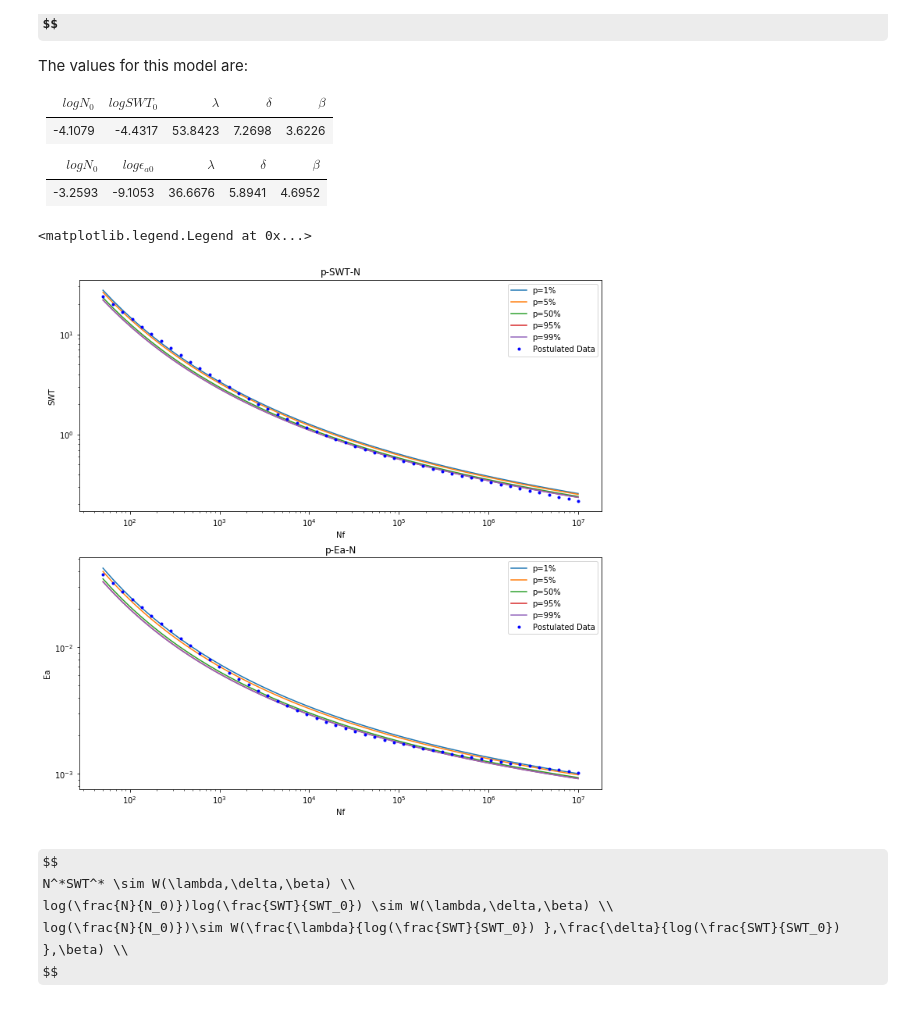
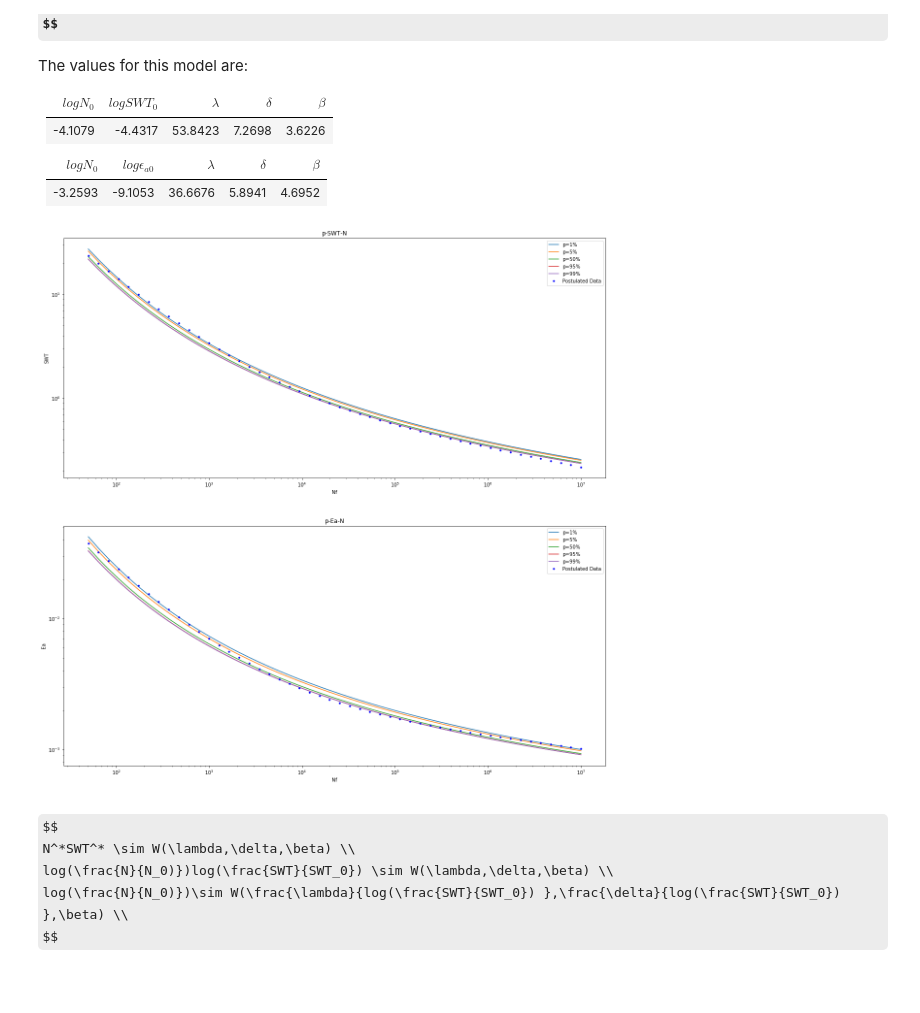
Before and after one commit to arpitvaghela/Fatigue-and-Fracture-Modeling-using-Probability, a Jupyter notebook: special_assignment_1.ipynb, the cells around one changed output. Drawn from its saved outputs; the diff is of its cells as text; code cells hidden in the pictures; some formulas as TeX source.

```diff
--- a/special_assignment_1.ipynb
+++ b/special_assignment_1.ipynb
@@ -317,7 +317,7 @@ pSWT95 = np.exp(logSWT0 + (xp195/(np.log(Nf)-logN01)))
 pSWT99 = np.exp(logSWT0 + (xp199/(np.log(Nf)-logN01)))
 
 
-plt.figure(figsize=(12,12))
+plt.figure(figsize=(20,20))
 plt.subplot(2,1,1)
 plt.title("p-SWT-N")
 plt.xlabel("Nf")
@@ -335,7 +335,7 @@ plt.plot(Nf,pSWT99,label="p=99%")
 plt.plot(Nf,SWT,'b.',label="Postulated Data")
 
 plt.legend()
-
+# plt.savefig("images/p_s_n_model.png")
 
 # Strain p-E_a-N
 
@@ -351,35 +351,35 @@ w2 = Weibull(shape2,scale2,loc2,X2)
 xp201 = w2.get_xp(0.001)
 xp205 = w2.get_xp(0.005)
 xp250 = w2.get_xp(0.050)
 xp295 = w2.get_xp(0.095)
 xp299 = w2.get_xp(0.099)
 
 pEa01 = np.exp(logEa0 + (xp201/(np.log(Nf)-logN02)))
 pEa05 = np.exp(logEa0 + (xp205/(np.log(Nf)-logN02)))
 pEa50 = np.exp(logEa0 + (xp250/(np.log(Nf)-logN02)))
 pEa95 = np.exp(logEa0 + (xp295/(np.log(Nf)-logN02)))
 pEa99 = np.exp(logEa0 + (xp299/(np.log(Nf)-logN02)))
 
 plt.subplot(2,1,2)
 plt.title("p-Ea-N")
 plt.xlabel("Nf")
 plt.ylabel("Ea")
 plt.xscale('log')
 plt.yscale('log')
 
 # percentile curves
 plt.plot(Nf,pEa01,label="p=1%")
 plt.plot(Nf,pEa05,label="p=5%")
 plt.plot(Nf,pEa50,label="p=50%")
 plt.plot(Nf,pEa95,label="p=95%")
 plt.plot(Nf,pEa99,label="p=99%")
 # theoretical data
 plt.plot(Nf,strain,'b.',label="Postulated Data")
 
 plt.legend()
+plt.savefig("images/model.png")
 # %% [output]
-<matplotlib.legend.Legend at 0x...>
-[figure, old version]
+[figure, new version]
 # %% [markdown]
 
 $$
```
Also changed, not shown: 11 other files.
